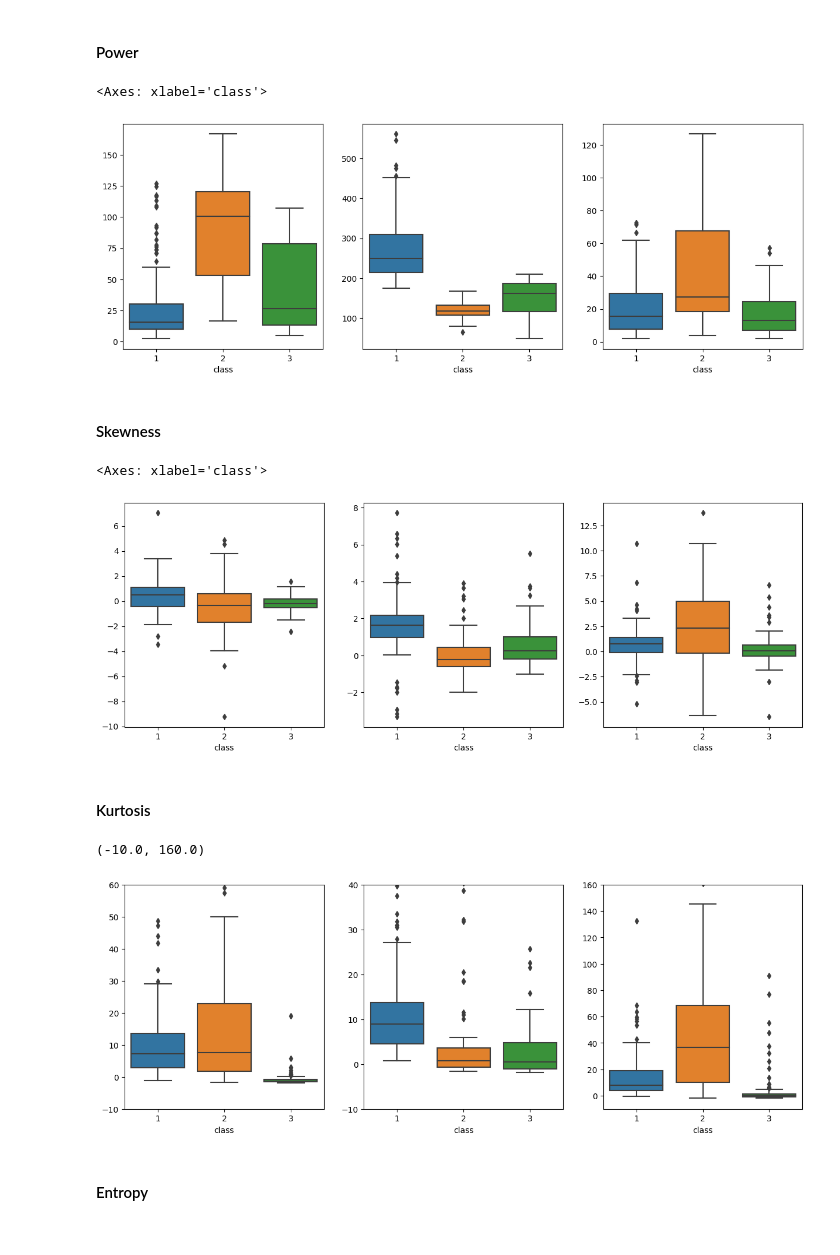
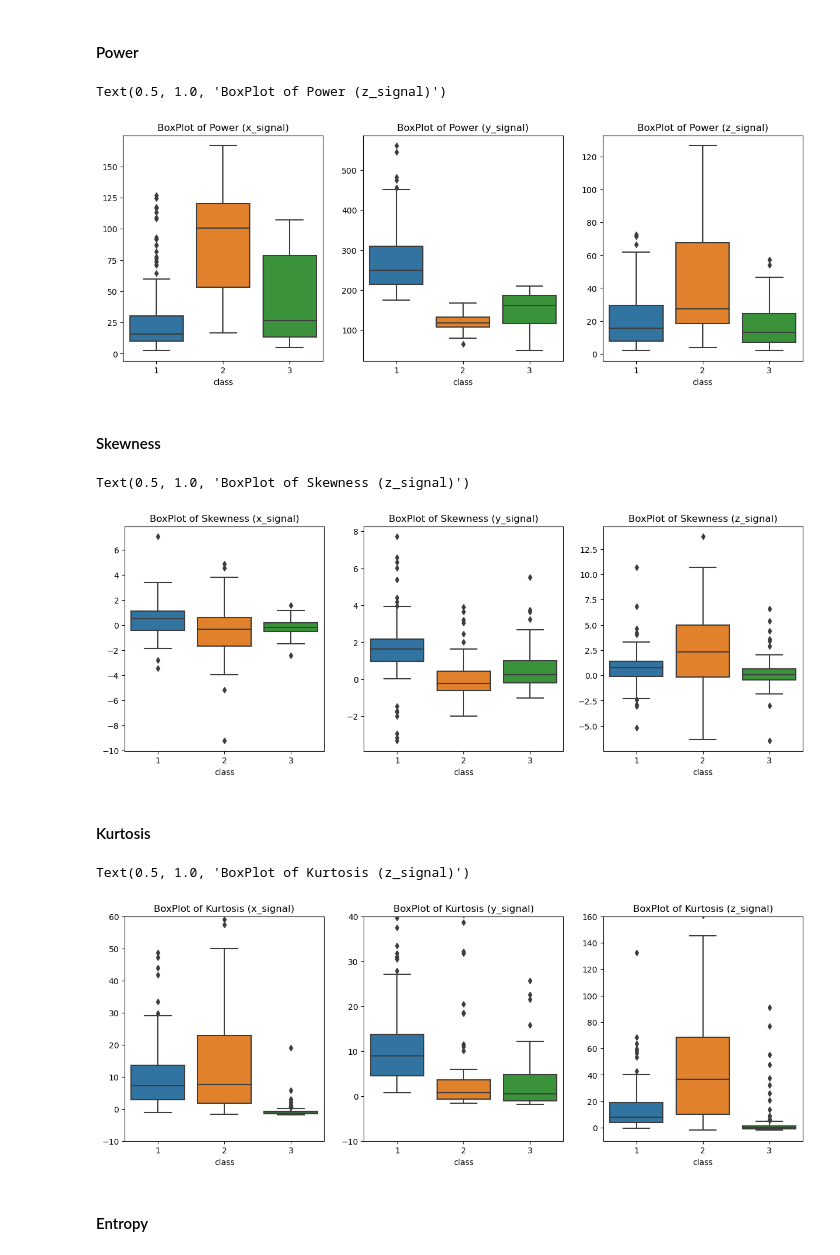
Before and after one commit to Vinavil334/SL4HD, a Jupyter notebook: Project.ipynb, the cells around one changed output. Cells and saved outputs as stored; diff of their text form; code cells hidden in the pictures.

```diff
--- a/Project.ipynb
+++ b/Project.ipynb
@@ -35,9 +37,9 @@ In a futher step we create a list of datasets. The list contains for each trial
 # %%
 #insert here the path to the directory. The path should contain all the relevant documents for the project in the same folder.
 
-path = "C:/Users/markh/Desktop/Università/Paganoni/SL4HD/Train2/"
+#path = "C:/Users/markh/Desktop/Università/Paganoni/SL4HD/Train2/"
 #path = "C:/Users/giuli/OneDrive/Desktop/SL4HD/Train2/"
-#path = "C:/Users/hp/OneDrive - Politecnico di Milano/Università/STATISTICAL_LEARNING_FOR_HEALTHCAREDATA/SL4HD/Train2/"
+path = "C:/Users/hp/OneDrive - Politecnico di Milano/Università/STATISTICAL_LEARNING_FOR_HEALTHCAREDATA/SL4HD/Train2/"
 
 all_files = glob.glob(path + "*.csv")
 
@@ -617,35 +640,39 @@ powers_z_test = []
 
 for i in np.arange(len(li)):
 
     duration = li[i].t[len(li[i])-1]-li[i].t[0]
     pow_x = np.sum(li[i].x**2)/duration
     pow_y = np.sum(li[i].y**2)/duration
     pow_z = np.sum(li[i].z**2)/duration
     en_tot = np.sum(li[i].x**2+li[i].y**2+li[i].z**2)
 
     powers_x.append(pow_x)
     powers_y.append(pow_y)
     powers_z.append(pow_z)
 
 for i in np.arange(len(li_test)):
     duration = li_test[i].t[len(li_test[i])-1]-li_test[i].t[0]
     pow_x = np.sum(li_test[i].x**2)/duration
     pow_y = np.sum(li_test[i].y**2)/duration
     pow_z = np.sum(li_test[i].z**2)/duration
     en_tot = np.sum(li_test[i].x**2+li_test[i].y**2+li_test[i].z**2)
 
     powers_x_test.append(pow_x)
     powers_y_test.append(pow_y)
     powers_z_test.append(pow_z)
 
 fig, axs = plt.subplots(ncols=3, figsize=(15,5))
 
 sns.boxplot(x='class',y=powers_x,data=d_classes,ax=axs[0])
 sns.boxplot(x='class',y=powers_y,data=d_classes,ax=axs[1])
 sns.boxplot(x='class',y=powers_z,data=d_classes,ax=axs[2])
+
+axs[0].set_title('BoxPlot of Power (x_signal)')
+axs[1].set_title('BoxPlot of Power (y_signal)')
+axs[2].set_title('BoxPlot of Power (z_signal)')
 # %% [output]
-<Axes: xlabel='class'>
+Text(0.5, 1.0, 'BoxPlot of Power (z_signal)')
-[figure, old version]
+[figure, new version]
 # %% [markdown]
 #### Skewness
 # %%
@@ -673,9 +700,13 @@ fig, axs = plt.subplots(ncols=3, figsize=(15,5))
 sns.boxplot(x='class',y=skew_x,data=d_classes,ax=axs[0])
 sns.boxplot(x='class',y=skew_y,data=d_classes,ax=axs[1])
 sns.boxplot(x='class',y=skew_z,data=d_classes,ax=axs[2])
+
+axs[0].set_title('BoxPlot of Skewness (x_signal)')
+axs[1].set_title('BoxPlot of Skewness (y_signal)')
+axs[2].set_title('BoxPlot of Skewness (z_signal)')
 # %% [output]
-<Axes: xlabel='class'>
+Text(0.5, 1.0, 'BoxPlot of Skewness (z_signal)')
-[figure, old version]
+[figure, new version]
 # %% [markdown]
 #### Kurtosis
 # %%
@@ -706,9 +737,13 @@ sns.boxplot(x='class',y=kurtosis_y,data=d_classes,ax=axs[1])
 axs[1].set_ylim(-10,40)
 sns.boxplot(x='class',y=kurtosis_z,data=d_classes,ax=axs[2])
 axs[2].set_ylim(-10,160)
+
+axs[0].set_title('BoxPlot of Kurtosis (x_signal)')
+axs[1].set_title('BoxPlot of Kurtosis (y_signal)')
+axs[2].set_title('BoxPlot of Kurtosis (z_signal)')
 # %% [output]
-(-10.0, 160.0)
+Text(0.5, 1.0, 'BoxPlot of Kurtosis (z_signal)')
-[figure, old version]
+[figure, new version]
 # %% [markdown]
 #### Entropy
 # %%
```
Also changed, not shown: parts of 42 cells of this notebook.
